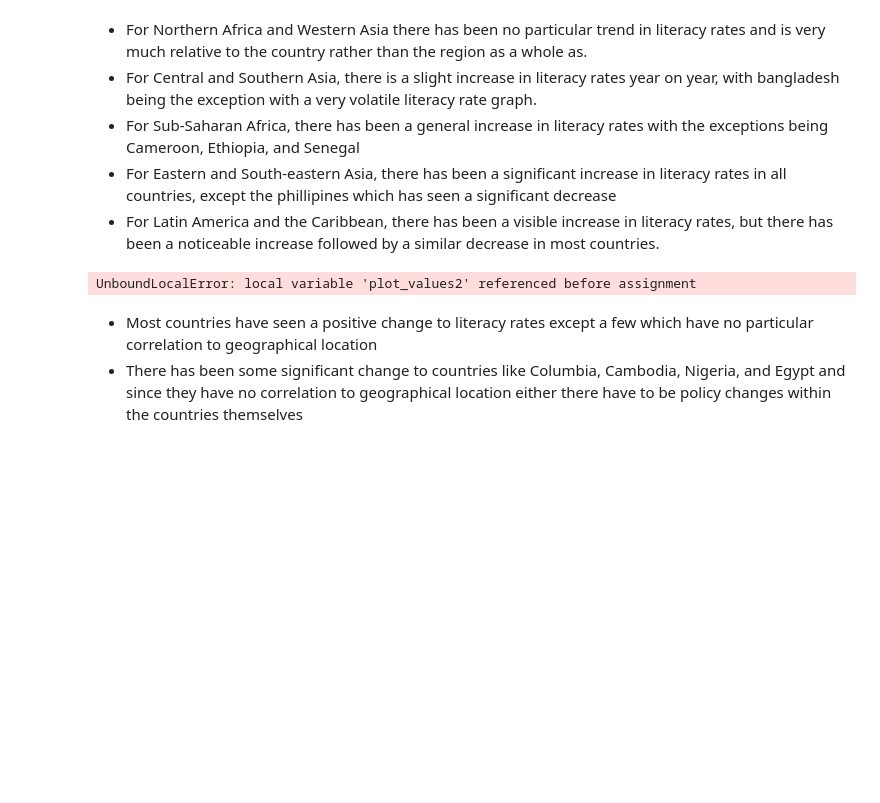
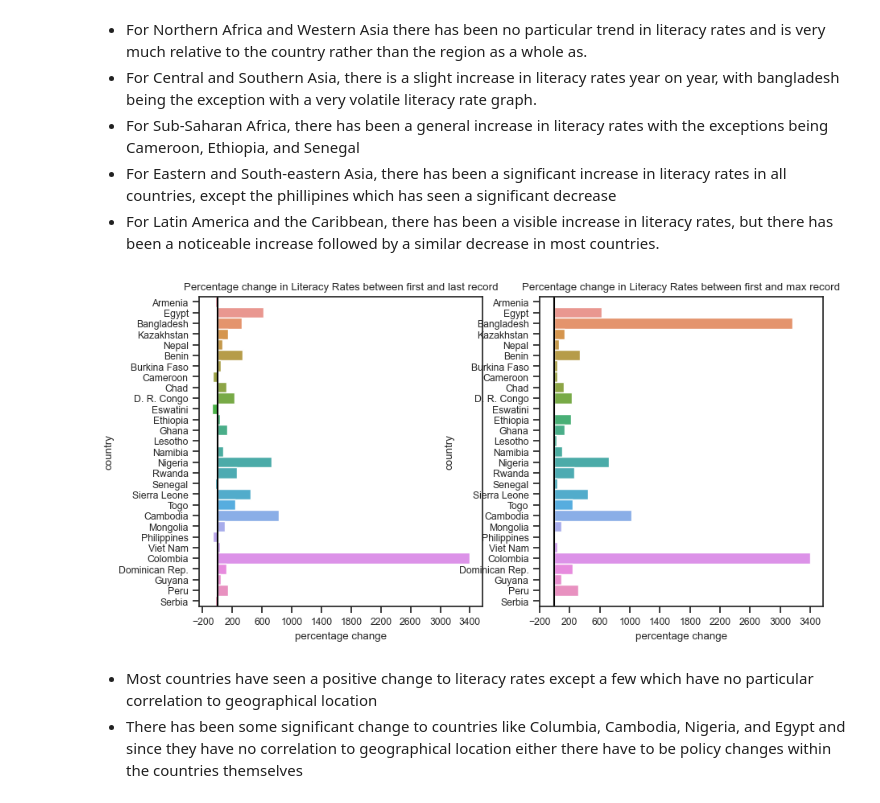
Before and after one commit to ubco-W2022T2-data301/project-group-group18, a Jupyter notebook: analysis/analysis1.ipynb, the cells around one changed output. Drawn from its saved outputs; the diff is of its cells as text; code cells hidden in the pictures; blank space fills up the shorter version.

```diff
--- a/analysis/analysis1.ipynb
+++ b/analysis/analysis1.ipynb
@@ -33,10 +33,10 @@ pf.lineplot(dictionary)
 - For Eastern and South-eastern Asia, there has been a significant increase in literacy rates in all countries, except the phillipines which has seen a significant decrease
 - For Latin America and the Caribbean, there has been a visible increase in literacy rates, but there has been a noticeable increase followed by a similar decrease in most countries.
 # %%
-data_plot1,data_plot2,data_plot3 = pf.more_processing(dictionary)
+data_plot1,data_plot2,data_plot3,data_plot4 = pf.more_processing(dictionary)
 pf.barplot1(data_plot1,data_plot2)
 # %% [output]
-UnboundLocalError: local variable 'plot_values2' referenced before assignment
+[figure, added]
 # %% [markdown]
 - Most countries have seen a positive change to literacy rates except a few which have no particular correlation to geographical location
 - There has been some significant change to countries like Columbia, Cambodia, Nigeria, and Egypt and since they have no correlation to geographical location either there have to be policy changes within the countries themselves
```
Also changed, not shown: parts of 1 cell of this notebook, 1 other file.
